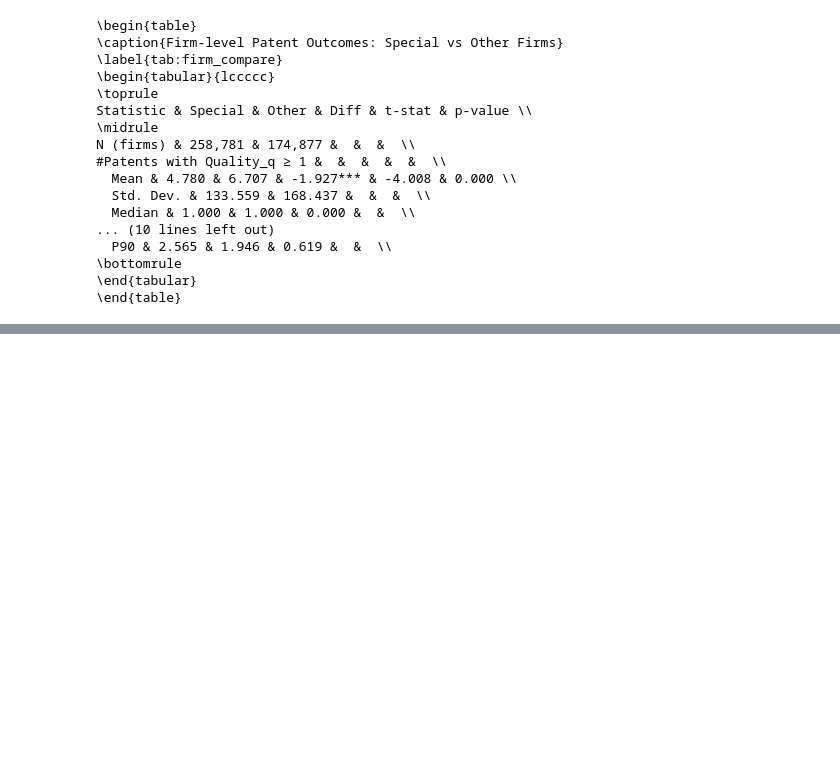
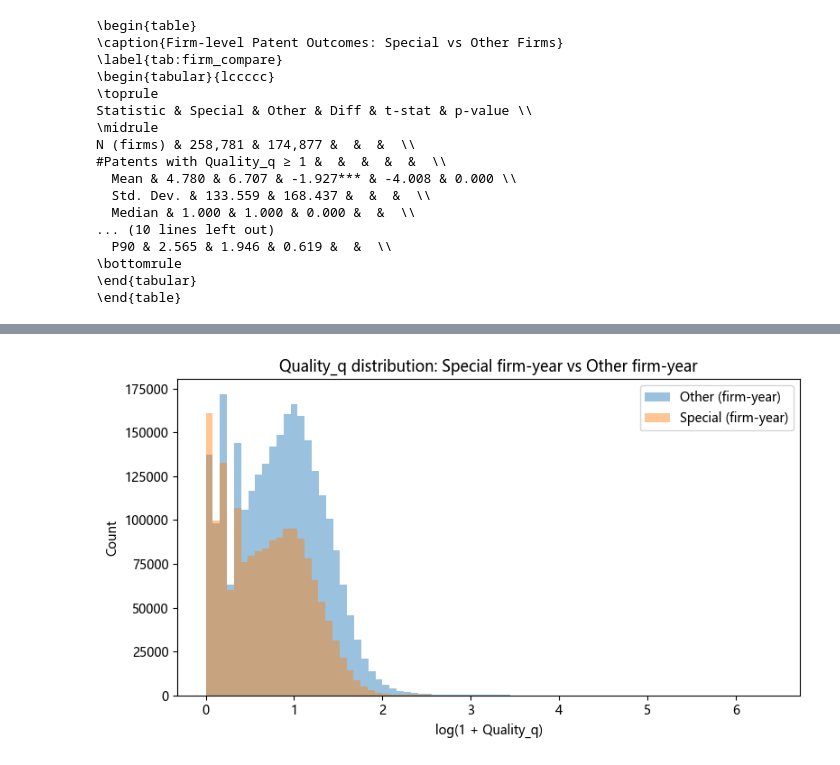
Before and after one commit to luhaoqi/Patent-indicators, a Jupyter notebook: stat/graph/graph.ipynb, the cells around one changed output, grey strips where cells are left out. Cells and saved outputs as stored; diff of their text form; code cells hidden in the pictures; blank space fills up the shorter version.

```diff
--- a/stat/graph/graph.ipynb
+++ b/stat/graph/graph.ipynb
@@ -1158,0 +1282,55 @@ N (firms) & 258,781 & 174,877 &  &  &  \\
+# %%
+# -----------------------------
+# C) （专利层）两组对比：Quality_q 分布 + 描述统计
+# -----------------------------
+def summarize_quality(df, name):
+    s = pd.to_numeric(df[QUALITY_COL], errors="coerce")
+    out = {
+        "group": name,
+        "N": s.notna().sum(),
+        "mean": s.mean(),
+        "std": s.std(),
+        "p50": s.quantile(0.50),
+        "p90": s.quantile(0.90),
+        "p95": s.quantile(0.95),
+        "p99": s.quantile(0.99),
+        "max": s.max(),
+    }
+    return out
+
+quality_summary = pd.DataFrame([
+    summarize_quality(pat_special_year, "Special (firm-year)"),
+    summarize_quality(pat_other_year,   "Other (firm-year)"),
+])
+
+display(quality_summary)
+
+# 画一个简单的对比直方图（log1p 更适合长尾）
+import matplotlib.pyplot as plt
+
+def plot_two_group_hist(df_a, df_b, label_a, label_b, log1p=True, bins=80, title=None):
+    xa = pd.to_numeric(df_a[QUALITY_COL], errors="coerce").dropna()
+    xb = pd.to_numeric(df_b[QUALITY_COL], errors="coerce").dropna()
+    if log1p:
+        xa = np.log1p(xa)
+        xb = np.log1p(xb)
+        xlabel = "log(1 + Quality_q)"
+    else:
+        xlabel = "Quality_q"
+
+    plt.figure(figsize=(8, 4.5))
+    plt.hist(xb, bins=bins, alpha=0.45, label=label_b)
+    plt.hist(xa, bins=bins, alpha=0.45, label=label_a)
+    plt.xlabel(xlabel)
+    plt.ylabel("Count")
+    plt.title(title or "Quality_q distribution: Special firm-year vs Other firm-year")
+    plt.legend()
+    plt.tight_layout()
+    plt.show()
+
+plot_two_group_hist(
+    pat_special_year, pat_other_year,
+    label_a="Special (firm-year)", label_b="Other (firm-year)",
+    log1p=True, bins=80
+)
+# %% [output]
@@ -1158,0 +1340 @@ N (firms) & 258,781 & 174,877 &  &  &  \\
+[figure, added]
```
Also changed, not shown: parts of 7 cells of this notebook.
